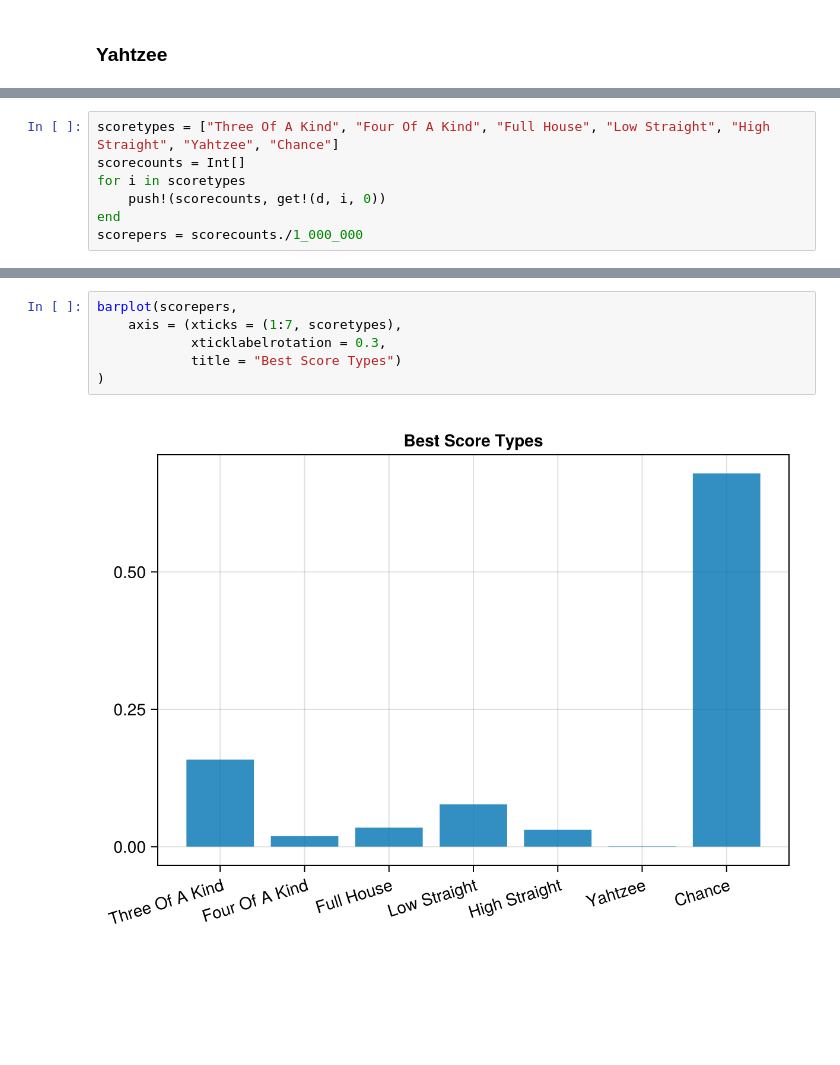
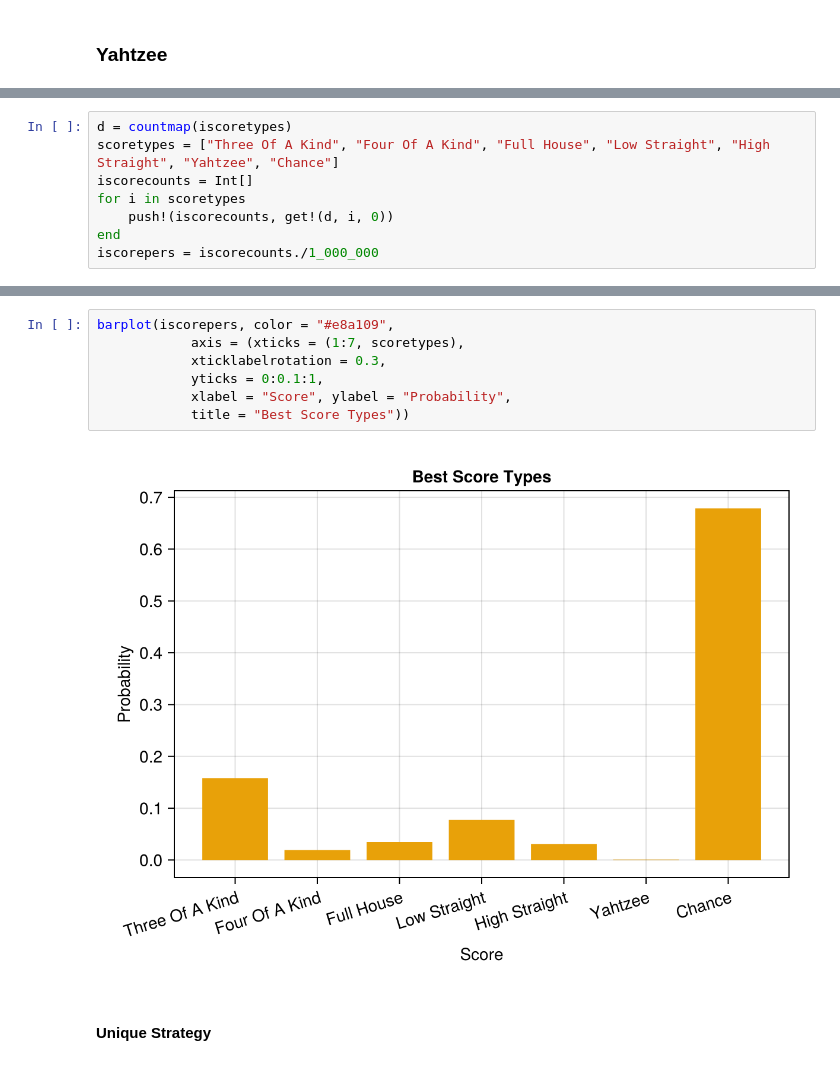
Before and after one commit to TyrianHobbs/StupidDiceTricksRepo, a Jupyter notebook: THScratchpad.ipynb, the cells around one changed output, grey strips where cells are left out. Cells and saved outputs as stored; diff of their text form; blank space fills up the shorter version.

```diff
--- a/THScratchpad.ipynb
+++ b/THScratchpad.ipynb
@@ -158,9 +191,10 @@ Dict{String, Int64} with 7 entries:
 # %%
+d = countmap(iscoretypes)
 scoretypes = ["Three Of A Kind", "Four Of A Kind", "Full House", "Low Straight", "High Straight", "Yahtzee", "Chance"]
-scorecounts = Int[]
+iscorecounts = Int[]
 for i in scoretypes
-    push!(scorecounts, get!(d, i, 0))
+    push!(iscorecounts, get!(d, i, 0))
 end
-scorepers = scorecounts./1_000_000
+iscorepers = iscorecounts./1_000_000
 # %% [output]
 7-element Vector{Float64}:
@@ -174,9 +220,12 @@ scorepers = scorecounts./1_000_000
 # %%
-barplot(scorepers,
-    axis = (xticks = (1:7, scoretypes),
+barplot(iscorepers, color = "#e8a109",
+            axis = (xticks = (1:7, scoretypes),
             xticklabelrotation = 0.3,
-            title = "Best Score Types")
-)
+            yticks = 0:0.1:1,
+            xlabel = "Score", ylabel = "Probability",
+            title = "Best Score Types"))
 # %% [output]
-[figure, old version]
+[figure, new version]
+# %% [markdown]
+#### Unique Strategy
 # %%
```
Also changed, not shown: parts of 43 cells of this notebook, 2 other files.
